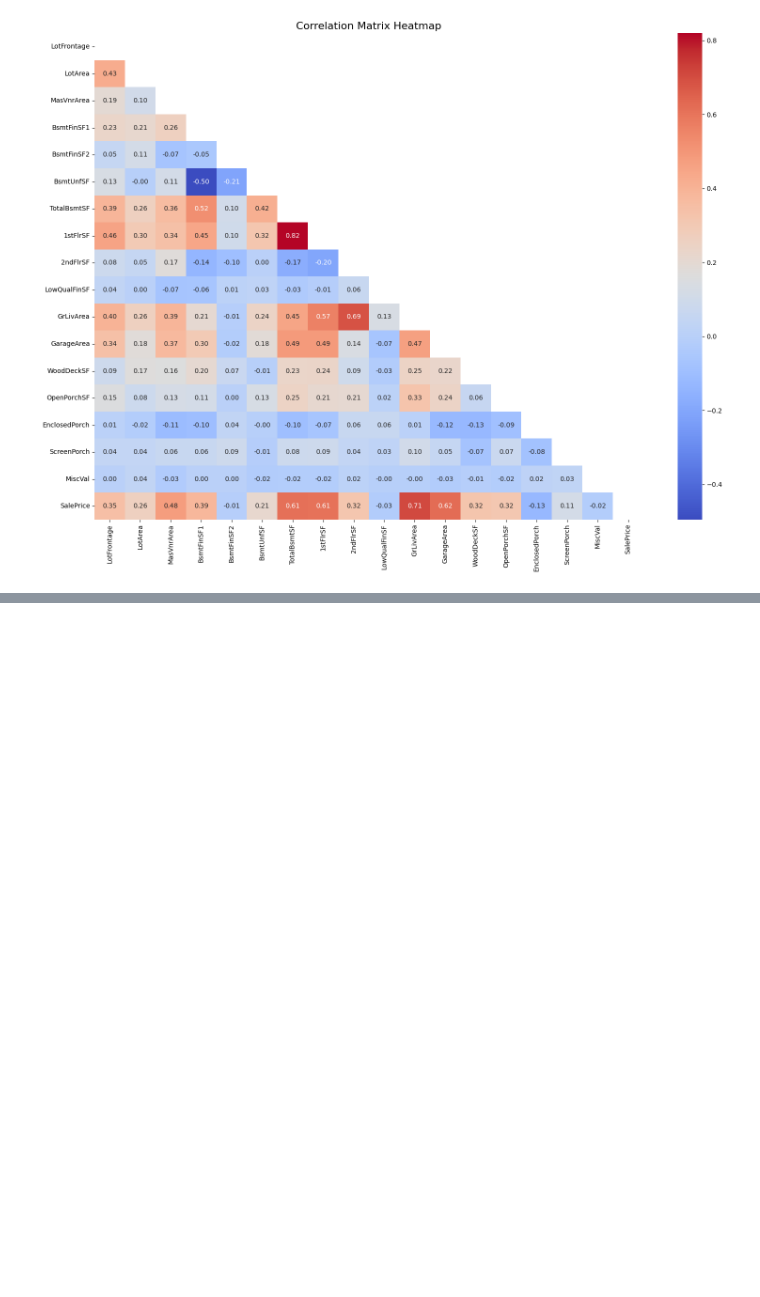
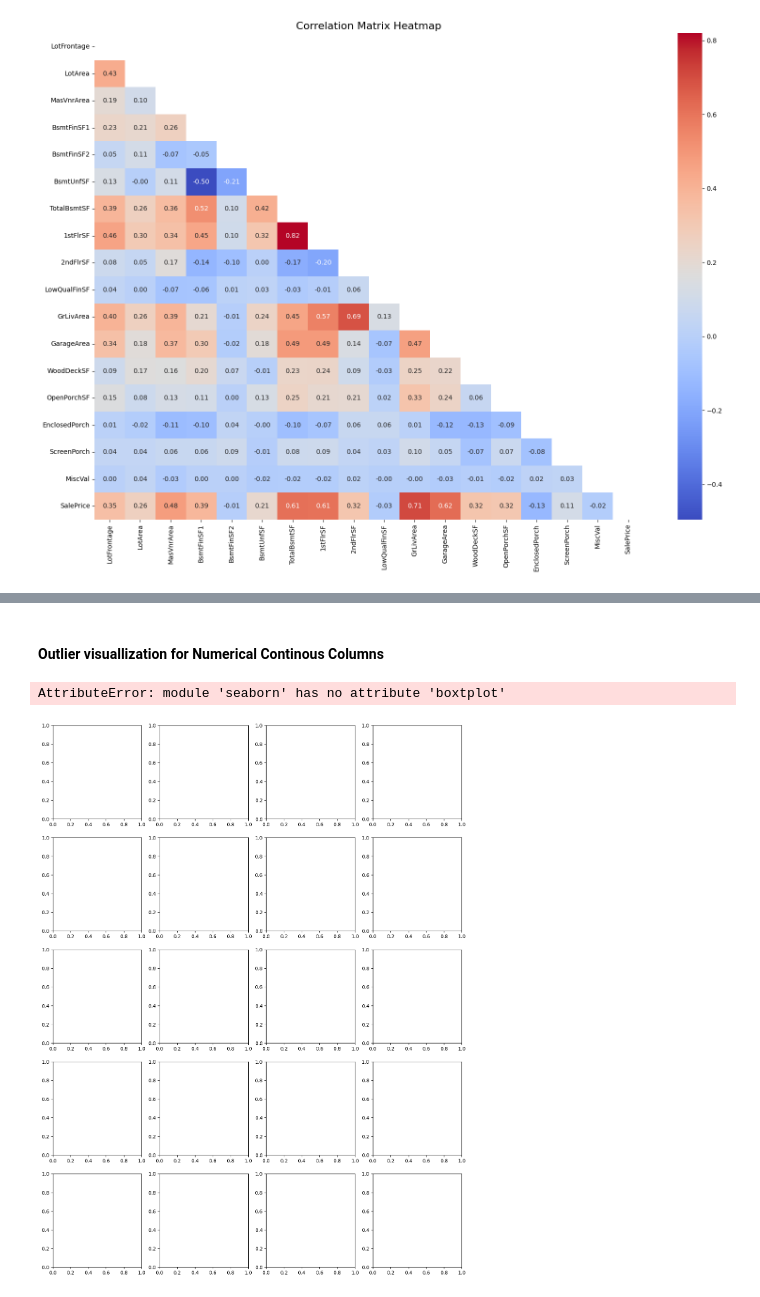
Before and after one commit to Nahom1990/house-price-pred-2, a Jupyter notebook: housing_price.ipynb, the cells around one changed output, grey strips where cells are left out. Cells and saved outputs as stored; diff of their text form; code cells hidden in the pictures; blank space fills up the shorter version.

```diff
--- a/housing_price.ipynb
+++ b/housing_price.ipynb
@@ -993,0 +1011,29 @@ correlation_matrix(continous_num_features)
+# %% [markdown]
+#### Outlier visuallization for Numerical Continous Columns
+# %%
+def boxplot(df,list_of_features,axes):
+    for i,feature in enumerate(list_of_features):
+        if i >= len(axes):
+            break
+        sns.boxplot(df[feature],ax=axes[i])
+        axes[i].set_title(f'Distribution of {feature}', fontsize=12)
+        axes[i].set_xlabel(feature, fontsize=10)
+        axes[i].set_ylabel('Frequency', fontsize=10)
+
+    total_axes = len(axes)
+    for j in range(len(list_of_features), total_axes):
+        if j < total_axes:
+            axes[j].remove()
+# %%
+def multiple_visualizer(df,list_of_features,n_column,function):
+    n_features=len(list_of_features)
+    n_row=int(np.ceil(n_features/n_column))
+    fig,axes=plt.subplots(n_row,n_column,figsize=(15,n_row*4))
+
+    function(df,list_of_features,axes)
+    plt.show()
+# %%
+multiple_visualizer(df=df_train,list_of_features=continous_num_features,n_column=4,function=boxplot)
+# %% [output]
+AttributeError: module 'seaborn' has no attribute 'boxtplot'
+[figure, added]
```
Also changed, not shown: parts of 5 cells of this notebook.
